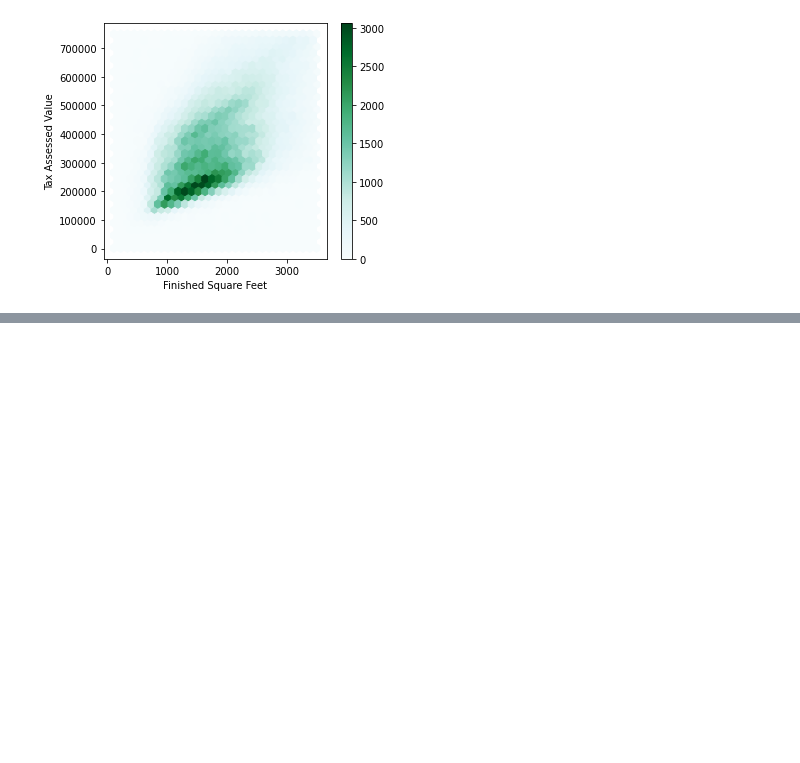
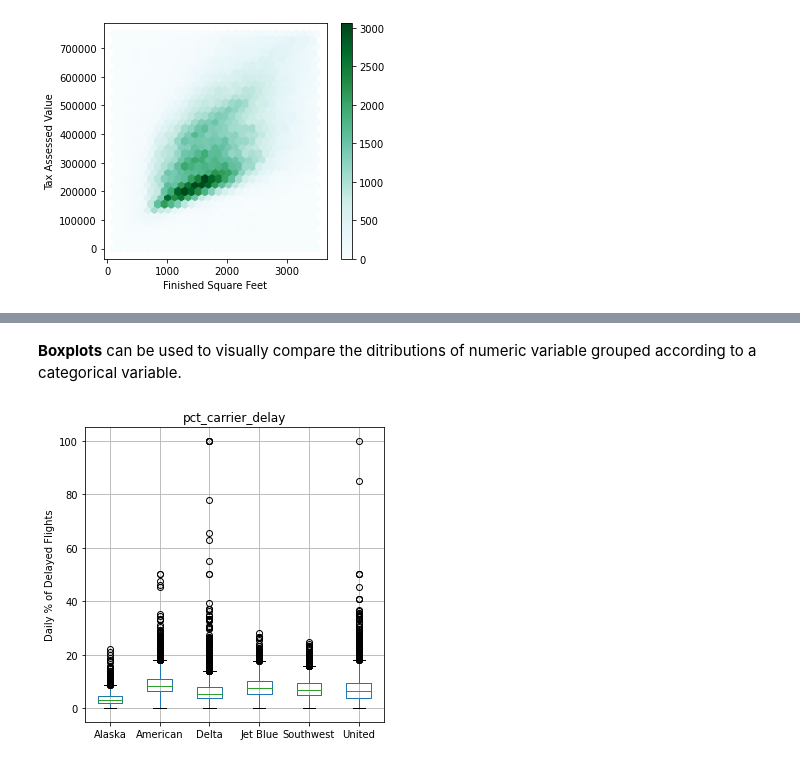
Before and after one commit to chikoungoun/Practical-Stats-for-DS, a Jupyter notebook: Practical Statistics for Data Scientists.ipynb, the cells around one changed output, grey strips where cells are left out. Saved outputs shown, nothing was run; the diff lists cells and outputs as text; code cells hidden in the pictures; blank space fills up the shorter version.

```diff
--- a/Practical Statistics for Data Scientists.ipynb
+++ b/Practical Statistics for Data Scientists.ipynb
@@ -34,6 +34,8 @@ AIRPORT_DELAYS_CSV = DATA / 'dfw_airline.csv'
 SP500_DATA_CSV = DATA / 'sp500_data.csv'
 SP500_SECTORS_CSV = DATA / 'sp500_sectors.csv'
 KC_TAX_CSV = DATA / 'kc_tax.csv.gz'
+LC_LOANS_CSV = DATA / 'lc_loans.csv'
+AIRLINE_STATS_CSV = DATA / 'airline_stats.csv'
 # %% [markdown]
 ## 1. Estimates of Location
 # %%
@@ -441,0 +475,3 @@ plt.show()
+# %%
+airline_stats = pd.read_csv(AIRLINE_STATS_CSV)
+airline_stats.head()
@@ -441,0 +485,12 @@ plt.show()
+# %% [markdown]
+**Boxplots** can be used to visually compare the ditributions of numeric variable grouped according to a categorical variable.
+# %%
+ax = airline_stats.boxplot(by='airline',column='pct_carrier_delay',figsize=(5,5))
+ax.set_xlabel('')
+ax.set_ylabel('Daily % of Delayed Flights')
+plt.suptitle('')
+
+plt.tight_layout()
+plt.show()
+# %% [output]
+[figure, added]
```
Also changed, not shown: parts of 11 cells of this notebook.
